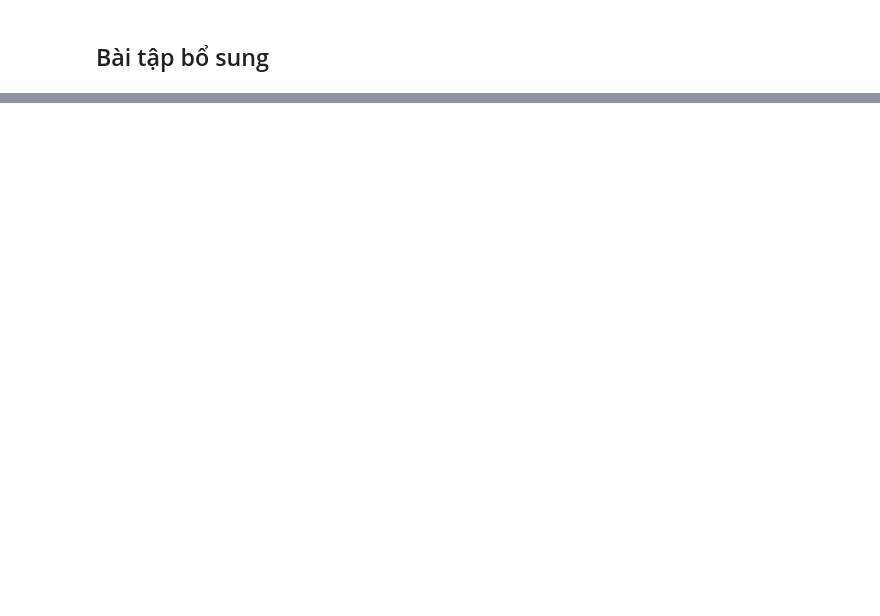
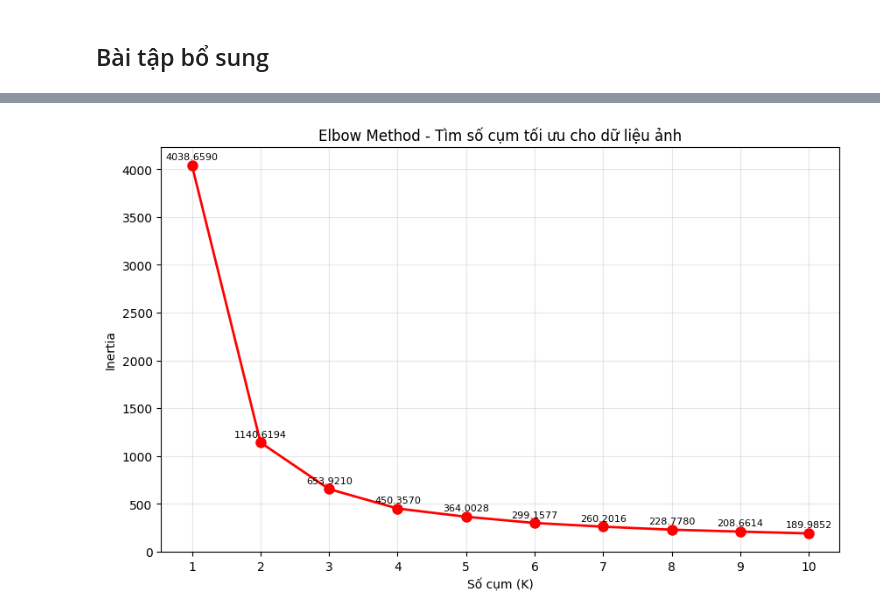
Before and after one commit to KazooBoye/MLandDataMining, a Jupyter notebook: K mean/KMeans.ipynb, the cells around one changed output, grey strips where cells are left out. Cells and saved outputs as stored; diff of their text form; code cells hidden in the pictures; blank space fills up the shorter version.

```diff
--- a/K mean/KMeans.ipynb
+++ b/K mean/KMeans.ipynb
@@ -368,0 +397,27 @@ k_mean_model.inertia_
+# %%
+### Bài tập ###
+# Viết code tính inertia_ cho mô hình của dữ liệu hình ảnh, số lượng cụm từ 1 đến 10
+# Vẽ đồ thị để quan sát sự giảm của inertia và chọn số lượng cụm phù hợp
+
+inertias_img = []
+k_range = range(1, 11)
+
+for k in k_range:
+    kmeans = KMeans(n_clusters=k, random_state=42)
+    kmeans.fit(data_img)
+    inertias_img.append(kmeans.inertia_)
+
+# Vẽ đồ thị Elbow Method cho dữ liệu ảnh
+plt.figure(figsize=(10, 6))
+plt.plot(k_range, inertias_img, 'ro-', linewidth=2, markersize=8)
+plt.xlabel('Số cụm (K)')
+plt.ylabel('Inertia')
+plt.title('Elbow Method - Tìm số cụm tối ưu cho dữ liệu ảnh')
+plt.grid(True, alpha=0.3)
+plt.xticks(k_range)
+# Hiển thị giá trị inertia trên đồ thị
+for i, v in enumerate(inertias_img):
+    plt.text(k_range[i], v + max(inertias_img)*0.01, f'{v:.4f}', ha='center', va='bottom', fontsize=8)
+plt.show()
+# %% [output]
+[figure, added]
```
Also changed, not shown: parts of 16 cells of this notebook, 1 other file.
